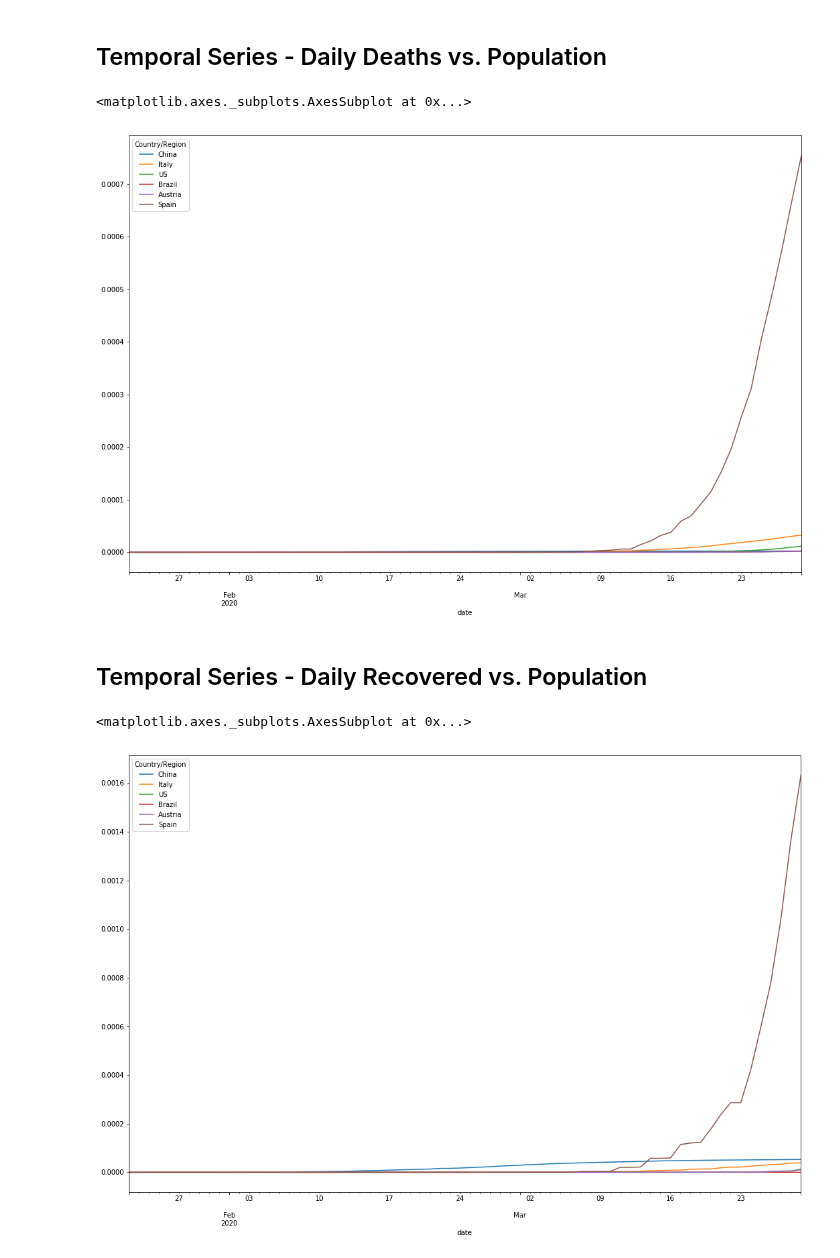
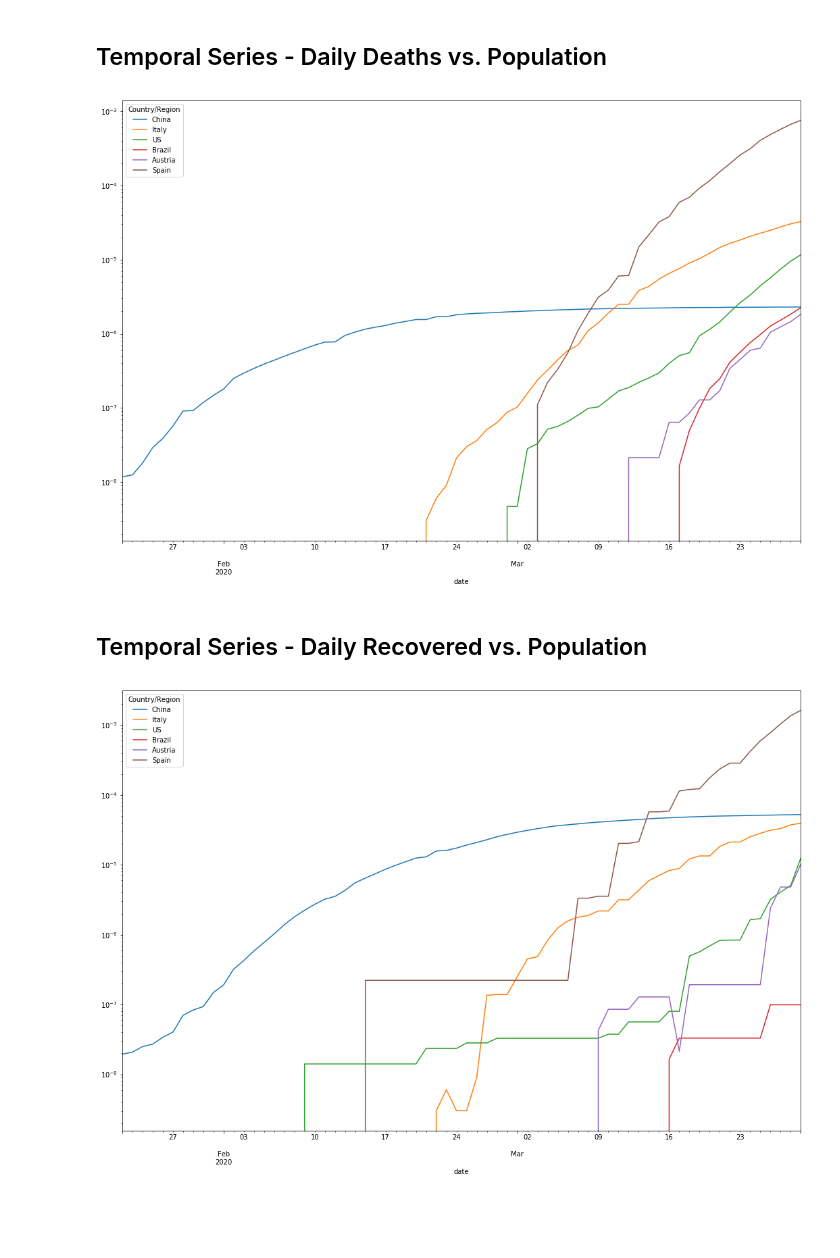
Before and after one commit to rsouza/COVID-19, a Jupyter notebook: daily_cases_deaths_recovered.ipynb, the cells around one changed output. Saved outputs shown, nothing was run; the diff lists cells and outputs as text; code cells hidden in the pictures; blank space fills up the shorter version.

```diff
--- a/daily_cases_deaths_recovered.ipynb
+++ b/daily_cases_deaths_recovered.ipynb
@@ -153,5 +146,4 @@ for j in range(1,len(tr_elements)):
 # %%
-Dict = {title:column for (title,column) in col}
-df_wp = pd.DataFrame(Dict)
-df_wp["Population (2020)"] = df_wp["Population (2020)"].str.replace(',', '').astype(float)
-df_wp.head()
+#wp_dict = {title:column for (title,column) in col}
+#df_wp = pd.DataFrame(wp_dict)
+#df_wp["Population (2020)"] = df_wp["Population (2020)"].str.replace(',', '').astype(float)
@@ -164,0 +153,3 @@ df_wp.head()
+# %%
+with open("./df_wp.pkl", "rb") as f:
+    df_wp = pickle.load(f)
@@ -185,7 +185,13 @@ Data columns (total 12 columns):
 dtypes: float64(1), object(11)
 memory usage: 22.2+ KB
 # %%
-array = ["China","Italy","United States", "Brazil", "Austria", "Spain"]
+array = ["China",
+         "Italy",
+         "United States",
+         "Brazil",
+         "Austria",
+         "Spain"]
+
 pops = df_wp.loc[df_wp["Country (or dependency)"].isin(array)]["Population (2020)"].values
 
 print(pops)
@@ -202,14 +213,24 @@ df_cases[["China","Italy","US", "Brazil", "Austria", "Spain"]].div(pops, axis='c
 # %% [markdown]
 ## Temporal Series - Daily Deaths vs. Population
 # %%
-df_deaths[["China","Italy","US", "Brazil", "Austria", "Spain"]].div(pops, axis='columns').plot(figsize=(18,12))
+df_deaths[["China",
+           "Italy",
+           "US",
+           "Brazil",
+           "Austria",
+           "Spain"]].div(pops, axis='columns').plot(figsize=(18,12), logy=True)
+plt.show()
 # %% [output]
-<matplotlib.axes._subplots.AxesSubplot at 0x...>
-[figure, old version]
+[figure, new version]
 # %% [markdown]
 ## Temporal Series - Daily Recovered vs. Population
 # %%
-df_recovered[["China","Italy","US", "Brazil", "Austria", "Spain"]].div(pops, axis='columns').plot(figsize=(18,12))
+df_recovered[["China",
+              "Italy",
+              "US",
+              "Brazil",
+              "Austria",
+              "Spain"]].div(pops, axis='columns').plot(figsize=(18,12), logy=True)
+plt.show()
 # %% [output]
-<matplotlib.axes._subplots.AxesSubplot at 0x...>
-[figure, old version]
+[figure, new version]
```
Also changed, not shown: parts of 14 cells of this notebook.
